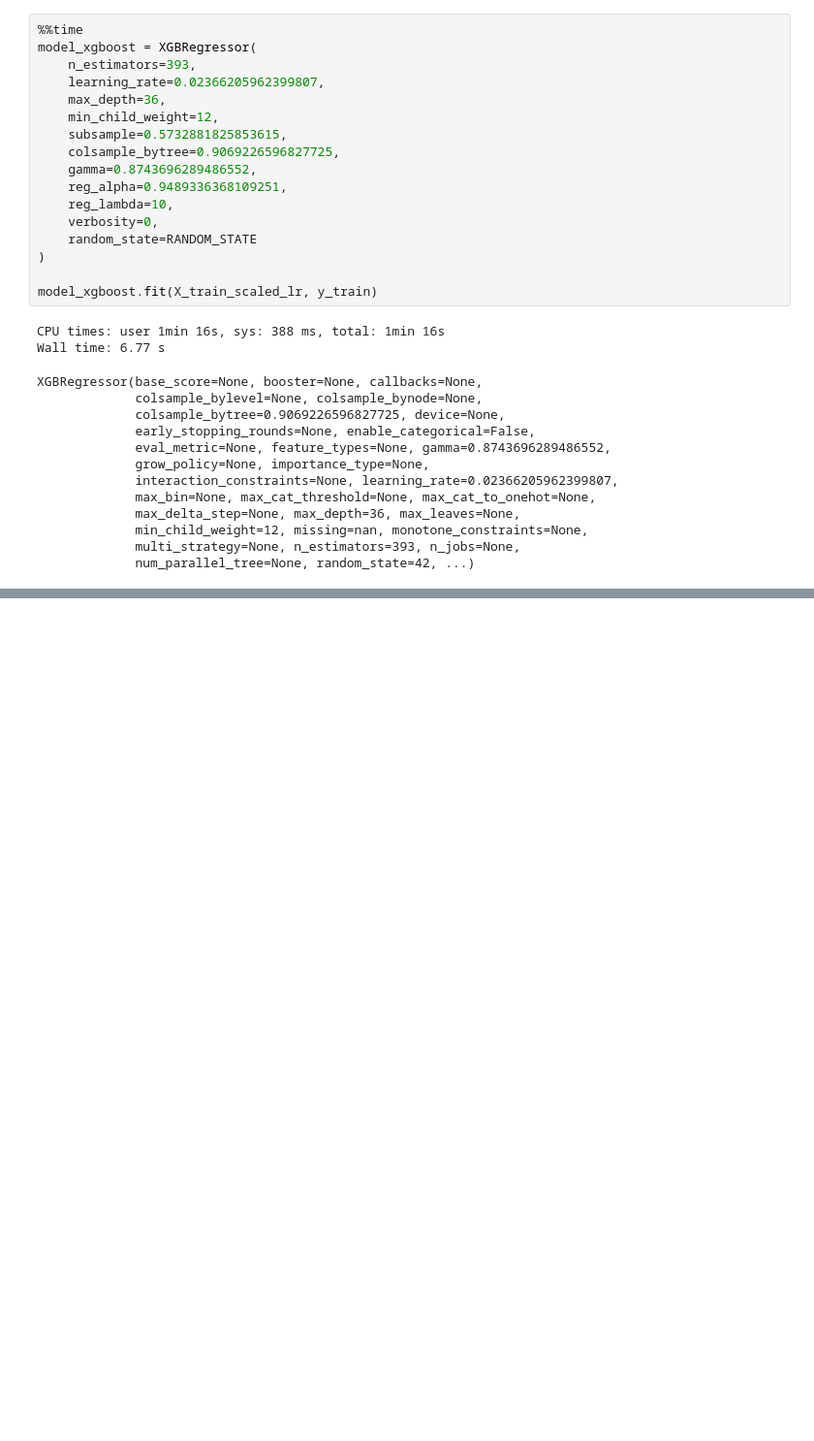
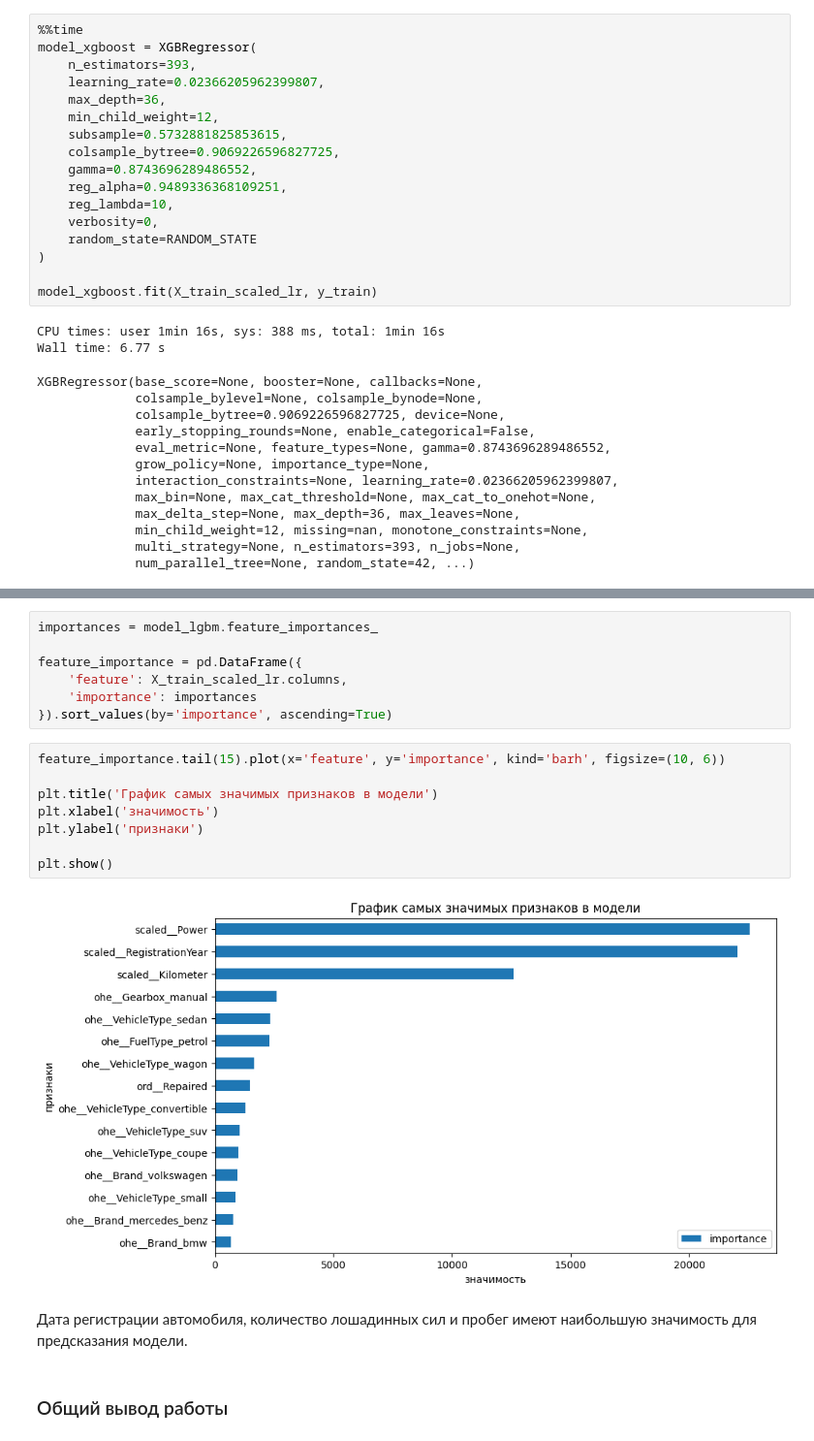
Before and after one commit to serguntsov/cost_of_car, a Jupyter notebook: market_value_car.ipynb, the cells around one changed output, grey strips where cells are left out. Shown at 97% size. Cells and saved outputs as stored; diff of their text form; blank space fills up the shorter version.

```diff
--- a/market_value_car.ipynb
+++ b/market_value_car.ipynb
@@ -754,0 +786,21 @@ RMSE: 1487.49
+# %%
+importances = model_lgbm.feature_importances_
+
+feature_importance = pd.DataFrame({
+    'feature': X_train_scaled_lr.columns,
+    'importance': importances
+}).sort_values(by='importance', ascending=True)
+# %%
+feature_importance.tail(15).plot(x='feature', y='importance', kind='barh', figsize=(10, 6))
+
+plt.title('График самых значимых признаков в модели')
+plt.xlabel('значимость')
+plt.ylabel('признаки')
+
+plt.show()
+# %% [output]
+[figure, added]
+# %% [markdown]
+Дата регистрации автомобиля, количество лошадинных сил и пробег имеют наибольшую значимость для предсказания модели.
+# %% [markdown]
+### Общий вывод работы
```
Also changed, not shown: parts of 21 cells of this notebook, 3 other files.
